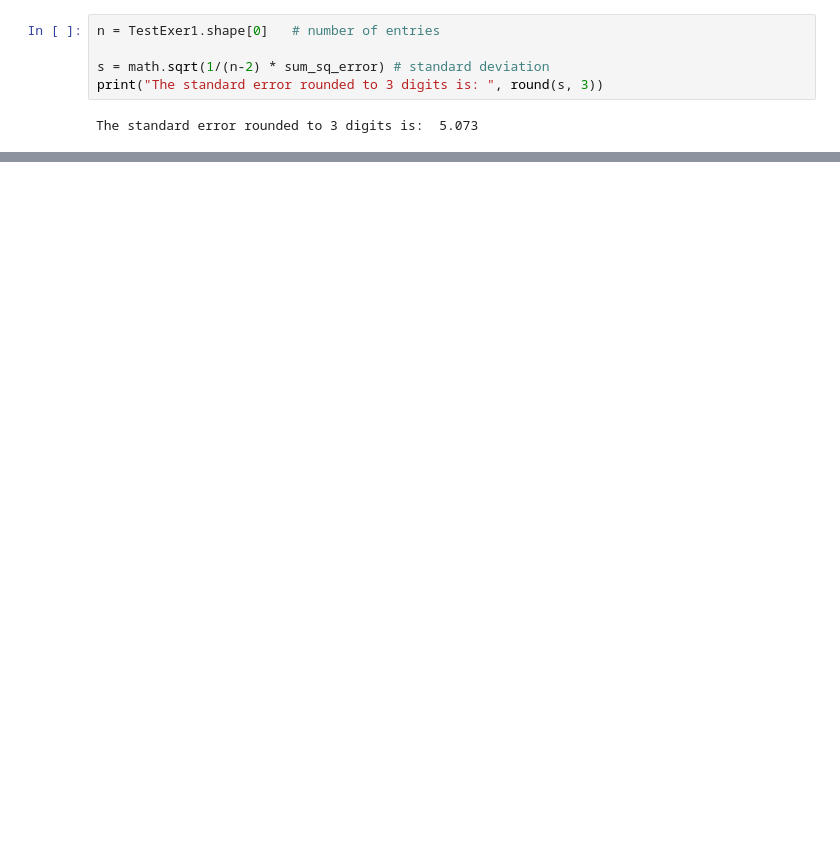
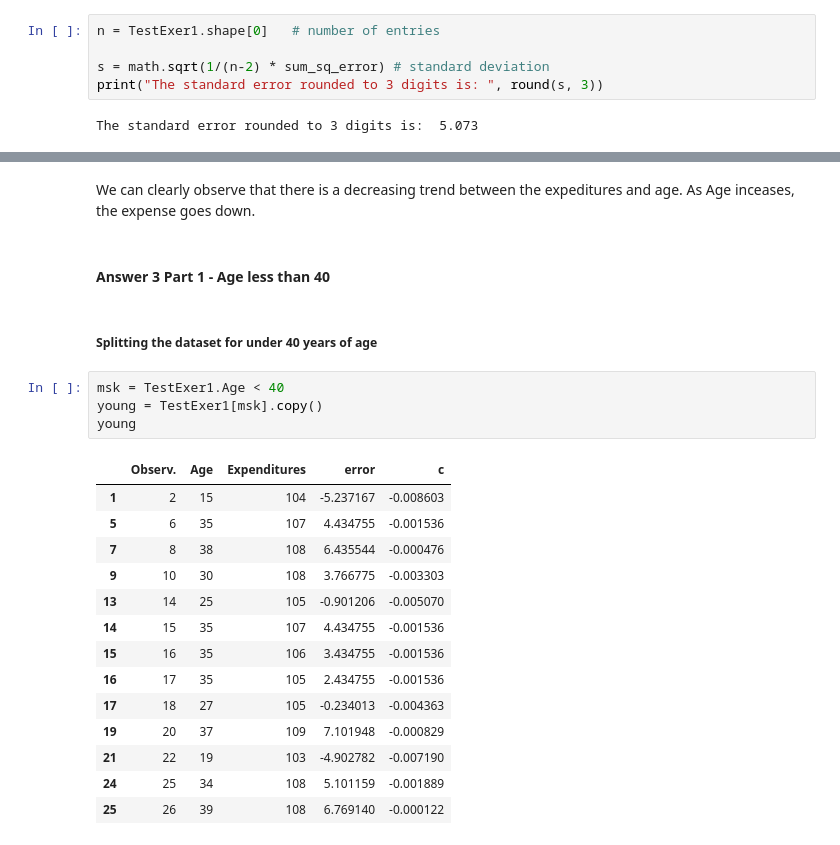
Before and after one commit to DheerajAgarwal/Econometrics, a Jupyter notebook: W1/Week_1_Simple_Regression_GradedAssignment.ipynb, the cells around one changed output, grey strips where cells are left out. Drawn from its saved outputs; the diff is of its cells as text; blank space fills up the shorter version.

```diff
--- a/W1/Week_1_Simple_Regression_GradedAssignment.ipynb
+++ b/W1/Week_1_Simple_Regression_GradedAssignment.ipynb
@@ -123,0 +194,25 @@ The standard error rounded to 3 digits is:  5.073
+# %% [markdown]
+We can clearly observe that there is a decreasing trend between the expeditures and age. As Age inceases, the expense goes down.
+# %% [markdown]
+#### Answer 3 Part 1 - Age less than 40
+# %% [markdown]
+##### Splitting the dataset for under 40 years of age
+# %%
+msk = TestExer1.Age < 40
+young = TestExer1[msk].copy()
+young
+# %% [output]
+|  | Observ. | Age | Expenditures | error | c |
+| 1 | 2 | 15 | 104 | -5.237167 | -0.008603 |
+| 5 | 6 | 35 | 107 | 4.434755 | -0.001536 |
+| 7 | 8 | 38 | 108 | 6.435544 | -0.000476 |
+| 9 | 10 | 30 | 108 | 3.766775 | -0.003303 |
+| 13 | 14 | 25 | 105 | -0.901206 | -0.005070 |
+| 14 | 15 | 35 | 107 | 4.434755 | -0.001536 |
+| 15 | 16 | 35 | 106 | 3.434755 | -0.001536 |
+| 16 | 17 | 35 | 105 | 2.434755 | -0.001536 |
+| 17 | 18 | 27 | 105 | -0.234013 | -0.004363 |
+| 19 | 20 | 37 | 109 | 7.101948 | -0.000829 |
+| 21 | 22 | 19 | 103 | -4.902782 | -0.007190 |
+| 24 | 25 | 34 | 108 | 5.101159 | -0.001889 |
+| 25 | 26 | 39 | 108 | 6.769140 | -0.000122 |
```
Also changed, not shown: parts of 33 cells of this notebook.
